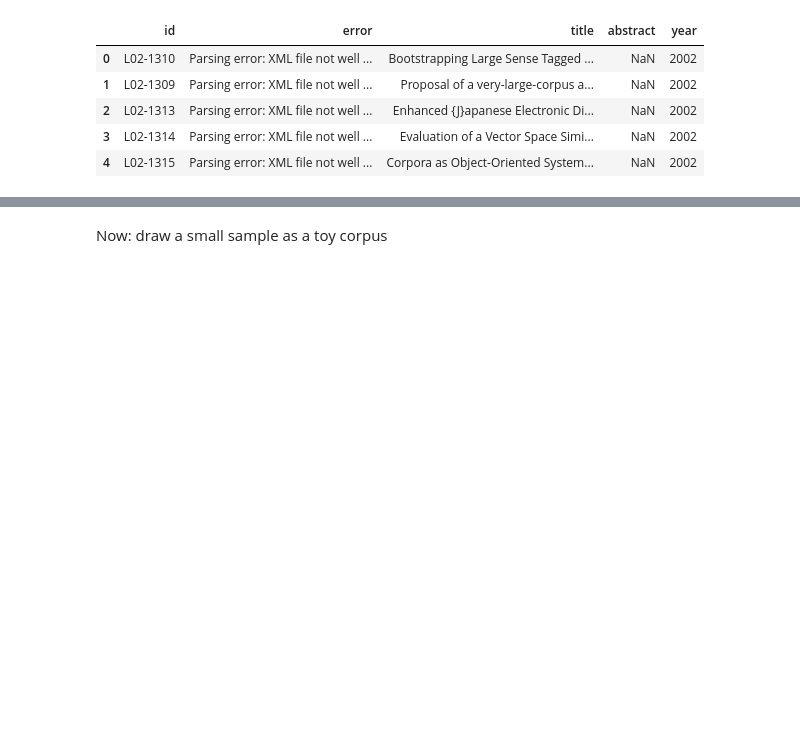
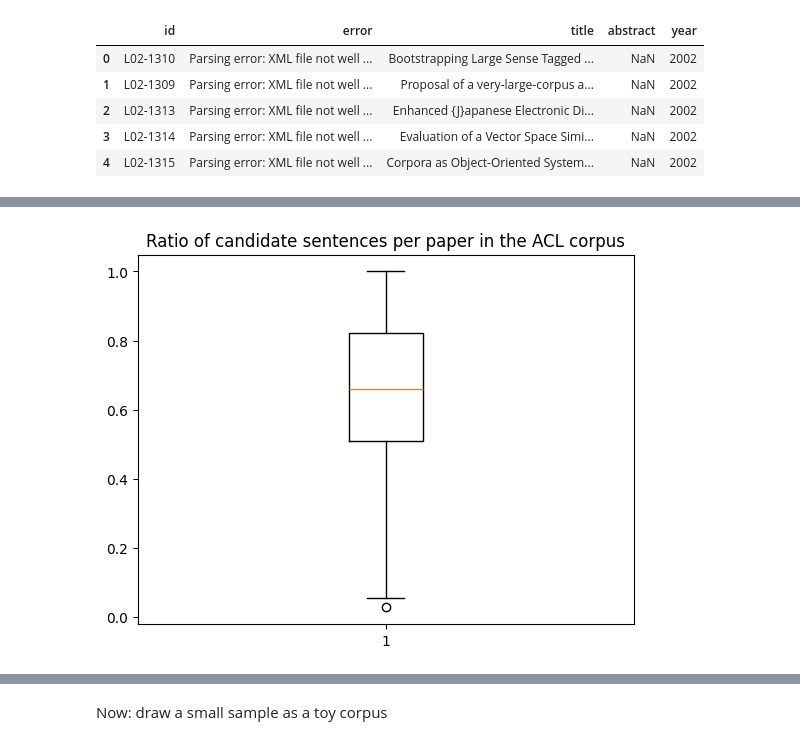
Before and after one commit to ClementineBleuze/claims-in-NLP, a Jupyter notebook: corpus-constitution/corpus-constitution.ipynb, the cells around one changed output, grey strips where cells are left out. Saved outputs shown, nothing was run; the diff lists cells and outputs as text; code cells hidden in the pictures; blank space fills up the shorter version.

```diff
--- a/corpus-constitution/corpus-constitution.ipynb
+++ b/corpus-constitution/corpus-constitution.ipynb
@@ -130,10 +249,8 @@ df_errors.head()
 # %%
-c_nc_ratios = []
-for p in corpus_ACL.papers:
-    nb_c = len(p.content[p.content["candidate"] == True])
-    nb_nc = len(p.content[p.content["candidate"] == False])
-    c_nc_ratios.append(nb_c/(nb_nc + nb_c))
-
-plt.hist(c_nc_ratios, bins = 20)
-plt.title("Distribution of the candidates/all sentences ratio in the ACL corpus")
+# boxplot of the ratio candidate sentences / total sentences per paper in the corpus
+ratios = [p.content[p.content["candidate"] == True].shape[0] / len(p.content.sentence) for p in corpus_ACL.papers]
+plt.boxplot(ratios)
+plt.title("Ratio of candidate sentences per paper in the ACL corpus")
 plt.show()
+# %% [output]
+[figure, added]
```
Also changed, not shown: parts of 90 cells of this notebook.
